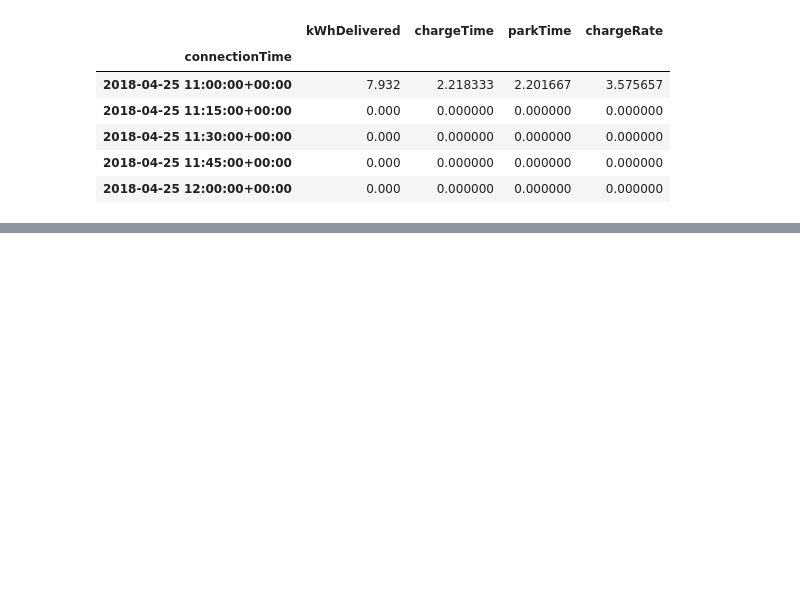
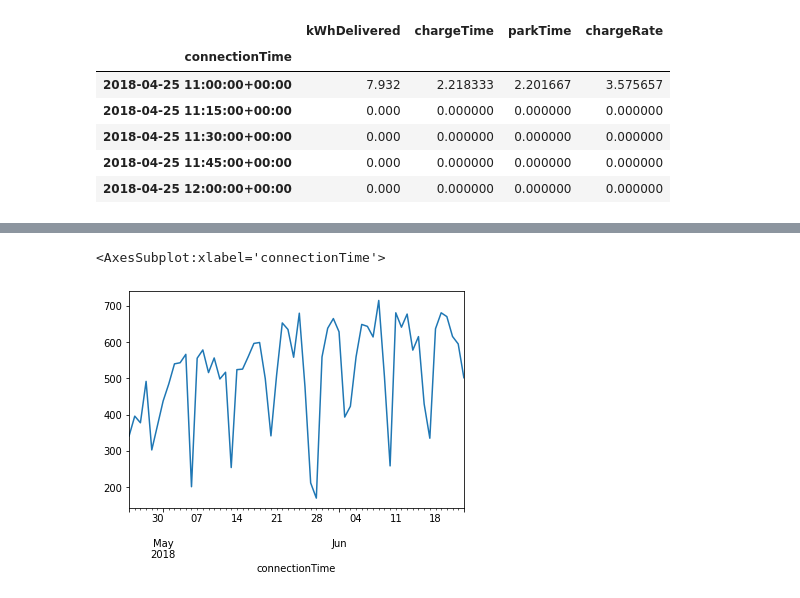
Before and after one commit to Hadi2525/CCAI2022_Transportation, a Jupyter notebook: acn_eda.ipynb, the cells around one changed output, grey strips where cells are left out. Cells and saved outputs as stored; diff of their text form; code cells hidden in the pictures; blank space fills up the shorter version.

```diff
--- a/acn_eda.ipynb
+++ b/acn_eda.ipynb
@@ -75,0 +66,5 @@ ev_df_quarterly.chargeTime.plot()
+# %%
+data.kWhDelivered.resample('1D').sum().head(60).plot()
+# %% [output]
+<AxesSubplot:xlabel='connectionTime'>
+[figure, added]
```
Also changed, not shown: parts of 12 cells of this notebook.
